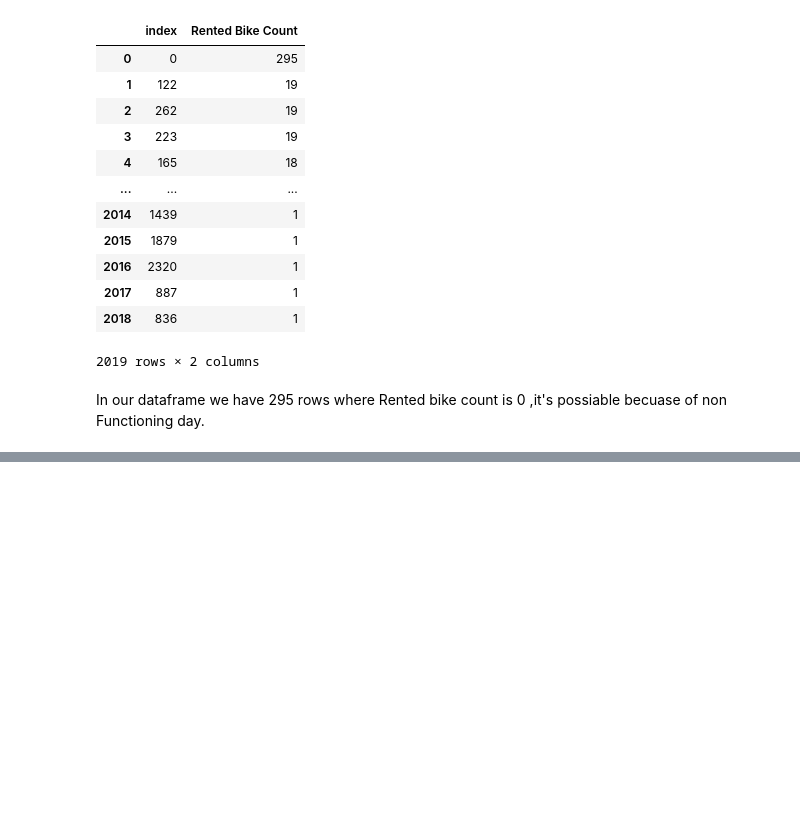
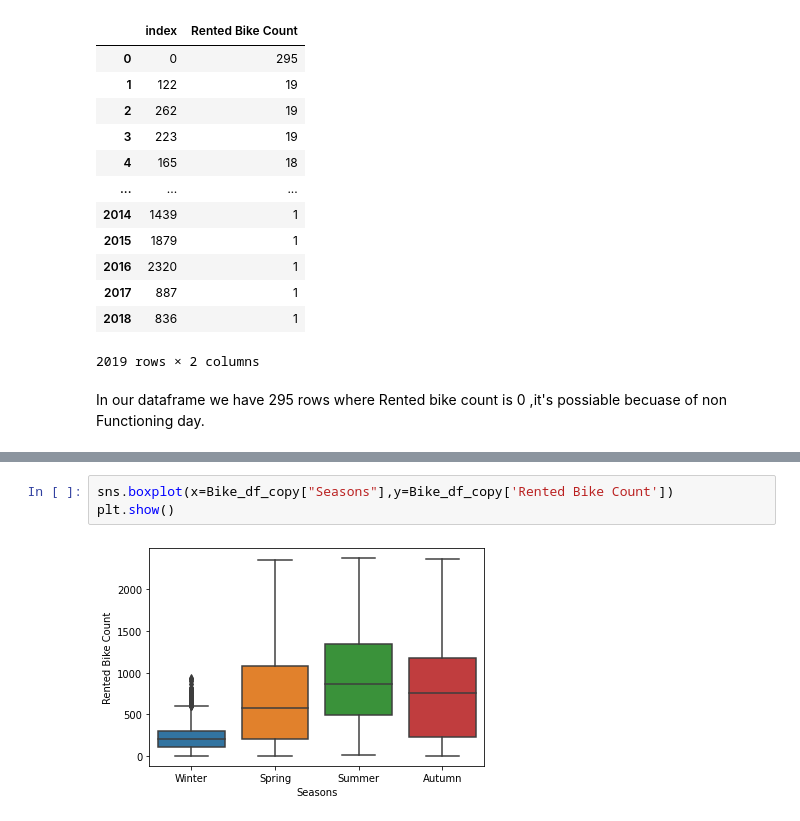
Before and after one commit to Kedarpatil24/Bike-Sharing-and-Demand-Prediction, a Jupyter notebook: Bike_Sharing_and_Demand_Prediction.ipynb, the cells around one changed output, grey strips where cells are left out. Saved outputs shown, nothing was run; the diff lists cells and outputs as text; blank space fills up the shorter version.

```diff
--- a/Bike_Sharing_and_Demand_Prediction.ipynb
+++ b/Bike_Sharing_and_Demand_Prediction.ipynb
@@ -306,0 +356,5 @@ In our dataframe we have 295 rows where Rented bike count is 0 ,it's possiable b
+# %%
+sns.boxplot(x=Bike_df_copy["Seasons"],y=Bike_df_copy['Rented Bike Count'])
+plt.show()
+# %% [output]
+[figure, added]
```
Also changed, not shown: parts of 93 cells of this notebook.
